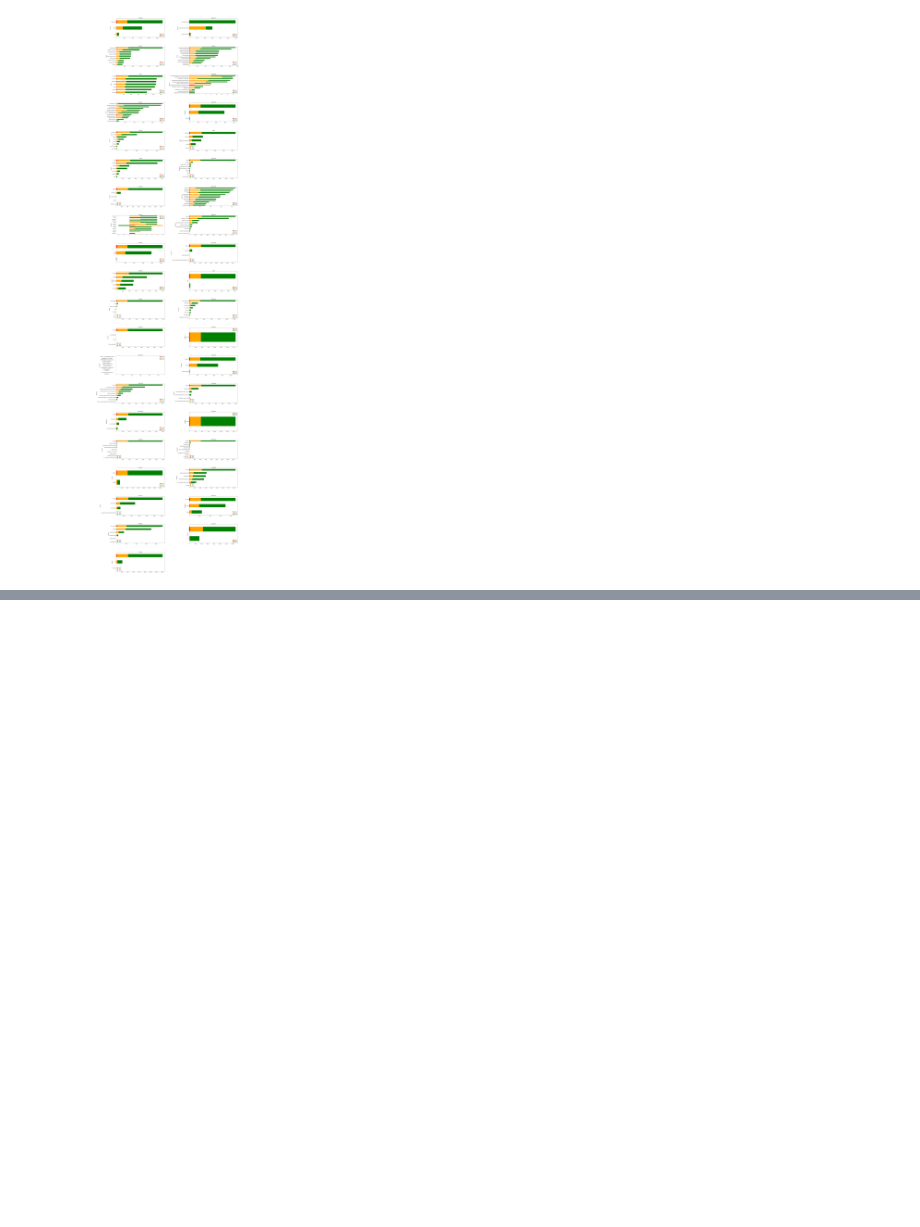
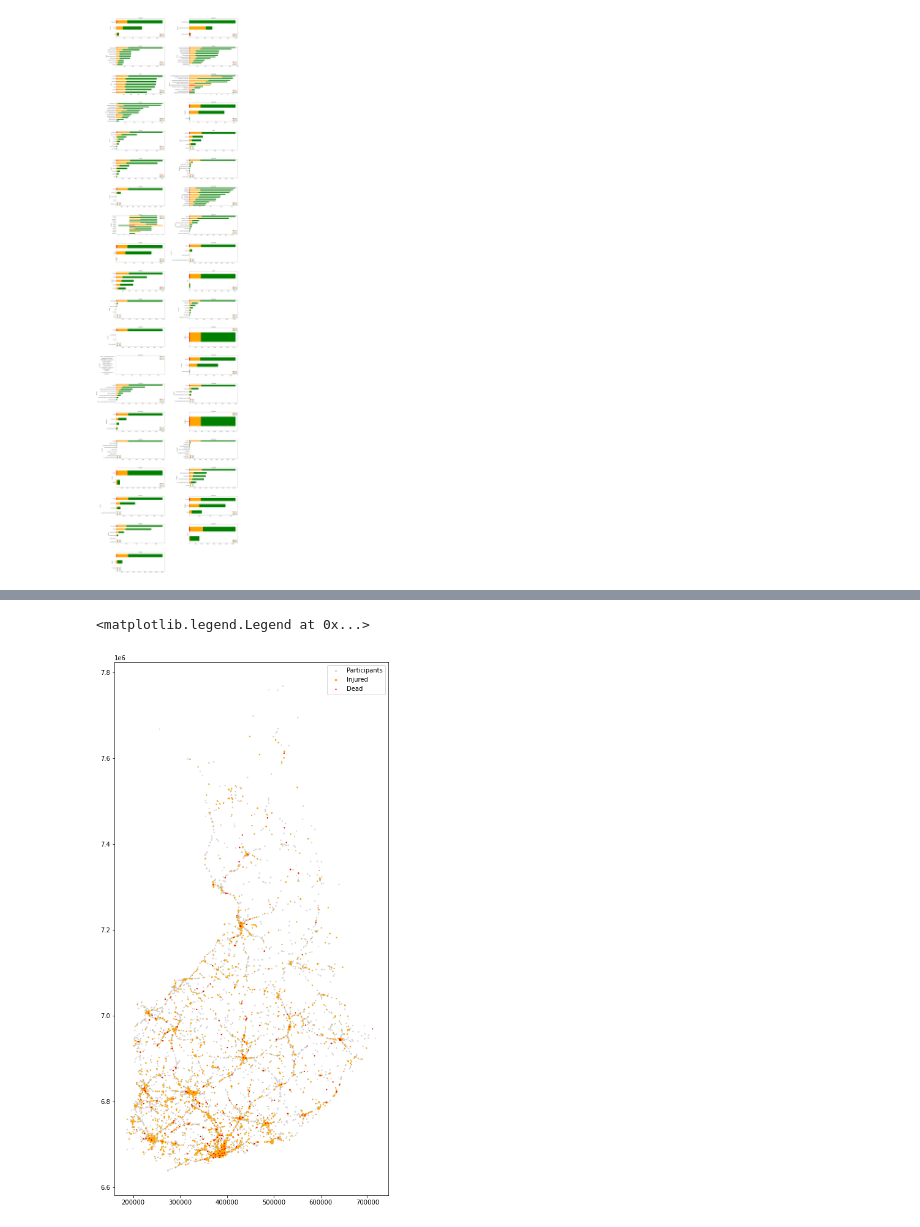
Before and after one commit to lauripe/data-analytics, a Jupyter notebook: src/assignment2/accidents.ipynb, the cells around one changed output, grey strips where cells are left out. Saved outputs shown, nothing was run; the diff lists cells and outputs as text; code cells hidden in the pictures; blank space fills up the shorter version.

```diff
--- a/src/assignment2/accidents.ipynb
+++ b/src/assignment2/accidents.ipynb
@@ -27,14 +27,11 @@ Cols: 106
 # As it's a good bunch of attributes, let's store the names in a separate list for easier reference
 names = df.keys()
 
-# Separate lists for numeric categories with corresponding descriptor (catnum) and the descriptors (catsel)
-# And one for anything with text (cats)
-catsel = names[names.str.endswith('sel')]
-catnum = names[names.str.startswith(tuple(cats.str.extract(r'\b(\w+)(sel)$')[0])) & ~names.str.endswith('sel')]
 cats = df.select_dtypes(include='object').columns.tolist()
 
-# New attribute for unharmed articipants
-df['justaScratch'] = df['Osallkm'] - (df['Kuolleet'] + df['Loukkaant'])
+# New attributes
+df['count'] = 1
+df['justaScratch'] = df['Osallkm'] - (df['Kuolleet'] + df['Loukkaant']) #  Unharmed articipants
 # %%
 # Lets draw a bunch of barcharts over the categories to get ideas where to dig deeper
 
@@ -74,0 +74,10 @@ df['Katuosoite'].value_counts().shape[0]
+# %%
+# Scatter coordinates and draw participants, injured and dead color-coded in the map
+fig = plt.figure(figsize=(8, 16))
+plt.scatter(df.X, df.Y, s=df.Osallkm, c='lightgrey', label='Participants')
+plt.scatter(df.X, df.Y, s=df.Loukkaant, c='orange', label='Injured')
+plt.scatter(df.X, df.Y, s=df.Kuolleet, c='red', label='Dead')
+plt.legend()
+# %% [output]
+<matplotlib.legend.Legend at 0x...>
+[figure, added]
```
Also changed, not shown: parts of 8 cells of this notebook, 1 other file.
